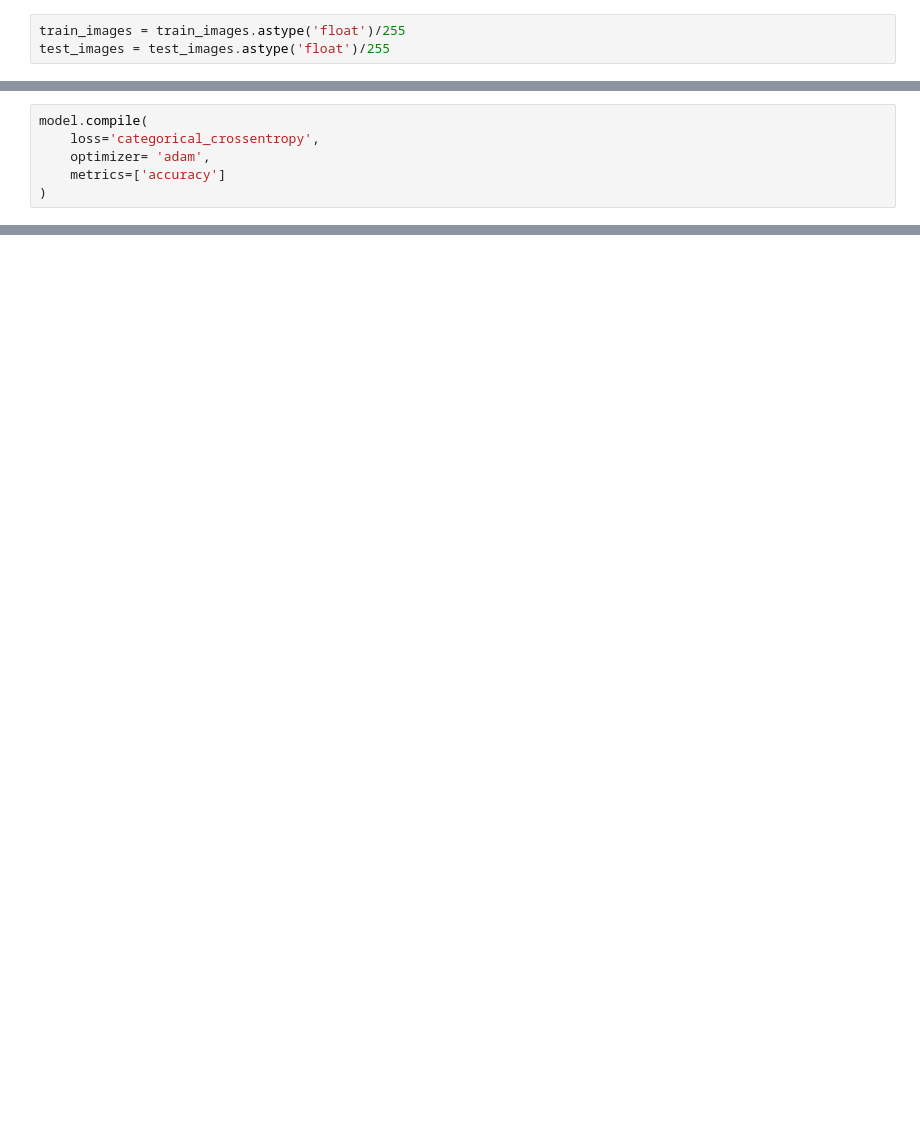
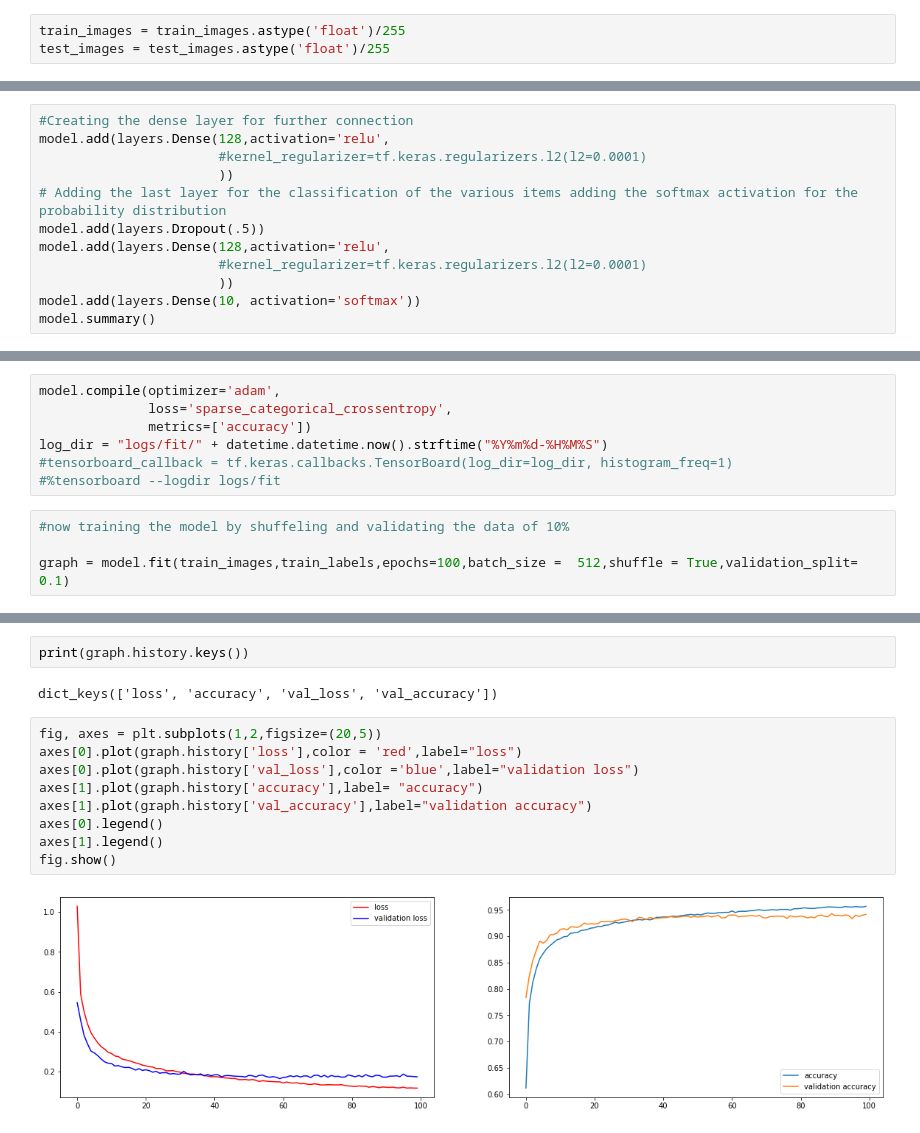
Before and after one commit to ankit-thealchemist/tensorflow, a Jupyter notebook: fashion_mnist.ipynb, the cells around one changed output, grey strips where cells are left out. Drawn from its saved outputs; the diff is of its cells as text; blank space fills up the shorter version.

Commit message:
with approx 94% accuracy

```diff
--- a/fashion_mnist.ipynb
+++ b/fashion_mnist.ipynb
@@ -227,6 +81,0 @@ _________________________________________________________________
-# %%
-model.compile(
-    loss='categorical_crossentropy',
-    optimizer= 'adam',
-    metrics=['accuracy']
-)
@@ -237,0 +159,12 @@ TypeError: ignored
+# %%
+#Creating the dense layer for further connection
+model.add(layers.Dense(128,activation='relu',
+                       #kernel_regularizer=tf.keras.regularizers.l2(l2=0.0001)
+                       ))
+# Adding the last layer for the classification of the various items adding the softmax activation for the probability distribution
+model.add(layers.Dropout(.5))
+model.add(layers.Dense(128,activation='relu',
+                       #kernel_regularizer=tf.keras.regularizers.l2(l2=0.0001)
+                       ))
+model.add(layers.Dense(10, activation='softmax'))
+model.summary()
@@ -237,0 +189,11 @@ TypeError: ignored
+# %%
+model.compile(optimizer='adam',
+              loss='sparse_categorical_crossentropy',
+              metrics=['accuracy'])
+log_dir = "logs/fit/" + datetime.datetime.now().strftime("%Y%m%d-%H%M%S")
+#tensorboard_callback = tf.keras.callbacks.TensorBoard(log_dir=log_dir, histogram_freq=1)
+#%tensorboard --logdir logs/fit
+# %%
+#now training the model by shuffeling and validating the data of 10%
+
+graph = model.fit(train_images,train_labels,epochs=100,batch_size =  512,shuffle = True,validation_split= 0.1)
@@ -237,0 +222,15 @@ TypeError: ignored
+# %%
+print(graph.history.keys())
+# %% [output]
+dict_keys(['loss', 'accuracy', 'val_loss', 'val_accuracy'])
+# %%
+fig, axes = plt.subplots(1,2,figsize=(20,5))
+axes[0].plot(graph.history['loss'],color = 'red',label="loss")
+axes[0].plot(graph.history['val_loss'],color ='blue',label="validation loss")
+axes[1].plot(graph.history['accuracy'],label= "accuracy")
+axes[1].plot(graph.history['val_accuracy'],label="validation accuracy")
+axes[0].legend()
+axes[1].legend()
+fig.show()
+# %% [output]
+[figure, added]
```
Also changed, not shown: parts of 40 cells of this notebook.
